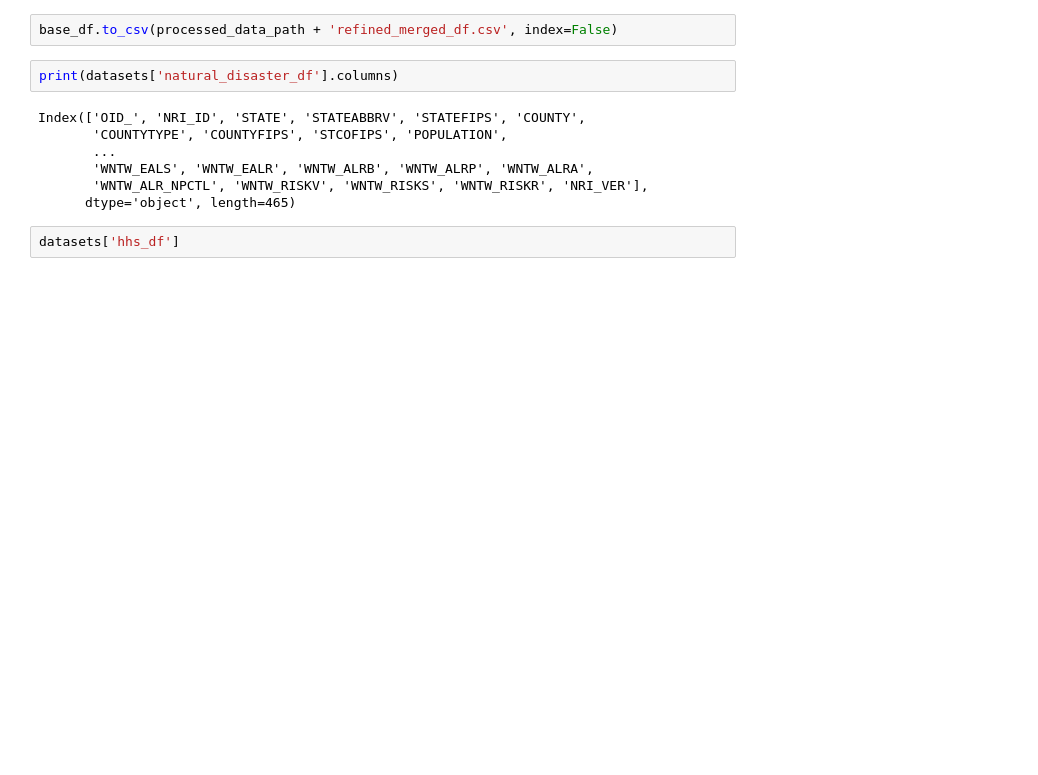
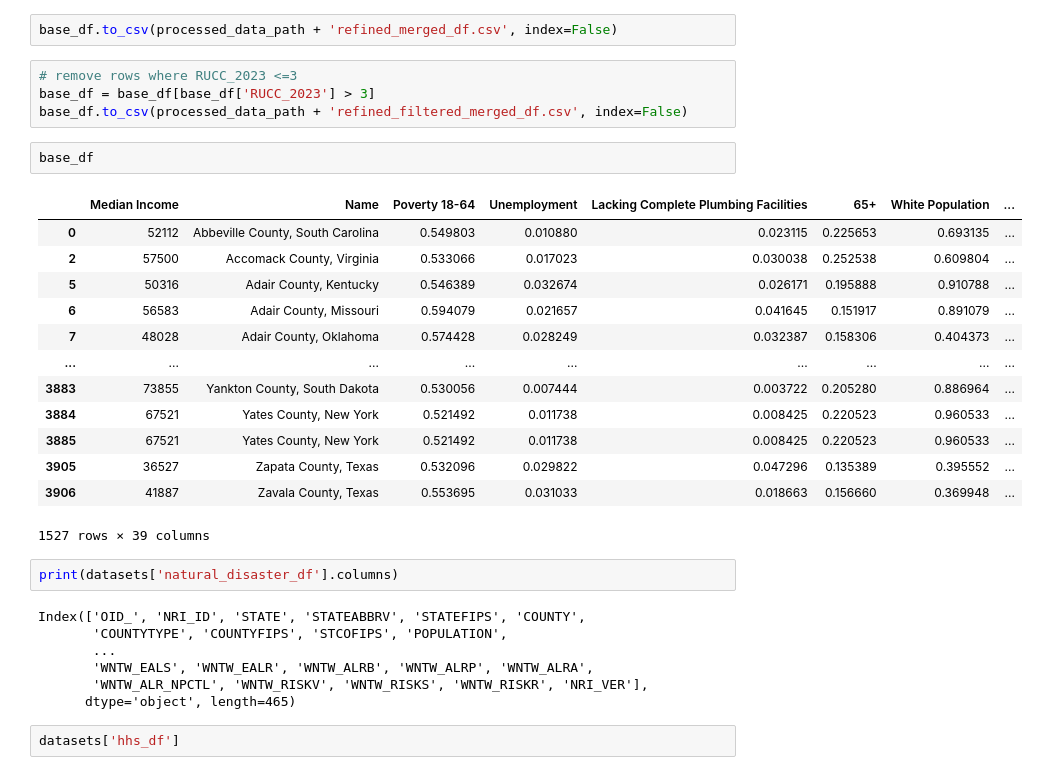
Before and after one commit to Apurv-Manjrekar/RADI, a Jupyter notebook: preprocessing.ipynb, the cells around one changed output. Saved outputs shown, nothing was run; the diff lists cells and outputs as text; blank space fills up the shorter version.

```diff
--- a/preprocessing.ipynb
+++ b/preprocessing.ipynb
@@ -975,5 +1031,25 @@ for column in convert_to_percent:
 # %%
 base_df.to_csv(processed_data_path + 'refined_merged_df.csv', index=False)
+# %%
+# remove rows where RUCC_2023 <=3
+base_df = base_df[base_df['RUCC_2023'] > 3]
+base_df.to_csv(processed_data_path + 'refined_filtered_merged_df.csv', index=False)
+# %%
+base_df
+# %% [output]
+|  | Median Income | Name | Poverty 18-64 | Unemployment | Lacking Complete Plumbing Facilities | 65+ | White Population | ... |
+| 0 | 52112 | Abbeville County, South Carolina | 0.549803 | 0.010880 | 0.023115 | 0.225653 | 0.693135 | ... |
+| 2 | 57500 | Accomack County, Virginia | 0.533066 | 0.017023 | 0.030038 | 0.252538 | 0.609804 | ... |
+| 5 | 50316 | Adair County, Kentucky | 0.546389 | 0.032674 | 0.026171 | 0.195888 | 0.910788 | ... |
+| 6 | 56583 | Adair County, Missouri | 0.594079 | 0.021657 | 0.041645 | 0.151917 | 0.891079 | ... |
+| 7 | 48028 | Adair County, Oklahoma | 0.574428 | 0.028249 | 0.032387 | 0.158306 | 0.404373 | ... |
+| ... | ... | ... | ... | ... | ... | ... | ... | ... |
+| 3883 | 73855 | Yankton County, South Dakota | 0.530056 | 0.007444 | 0.003722 | 0.205280 | 0.886964 | ... |
+| 3884 | 67521 | Yates County, New York | 0.521492 | 0.011738 | 0.008425 | 0.220523 | 0.960533 | ... |
+| 3885 | 67521 | Yates County, New York | 0.521492 | 0.011738 | 0.008425 | 0.220523 | 0.960533 | ... |
+| 3905 | 36527 | Zapata County, Texas | 0.532096 | 0.029822 | 0.047296 | 0.135389 | 0.395552 | ... |
+| 3906 | 41887 | Zavala County, Texas | 0.553695 | 0.031033 | 0.018663 | 0.156660 | 0.369948 | ... |
+1527 rows × 39 columns
 # %%
 print(datasets['natural_disaster_df'].columns)
 # %% [output]
```
Also changed, not shown: parts of 5 cells of this notebook, 10 other files.
